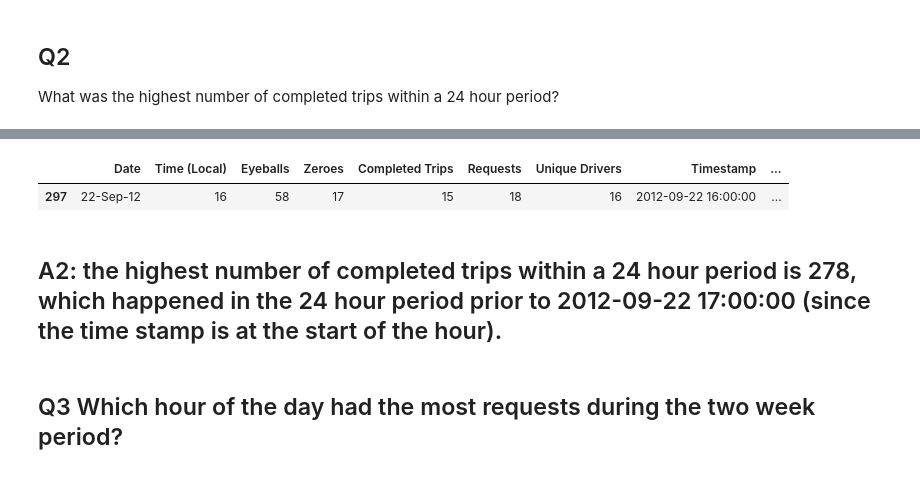
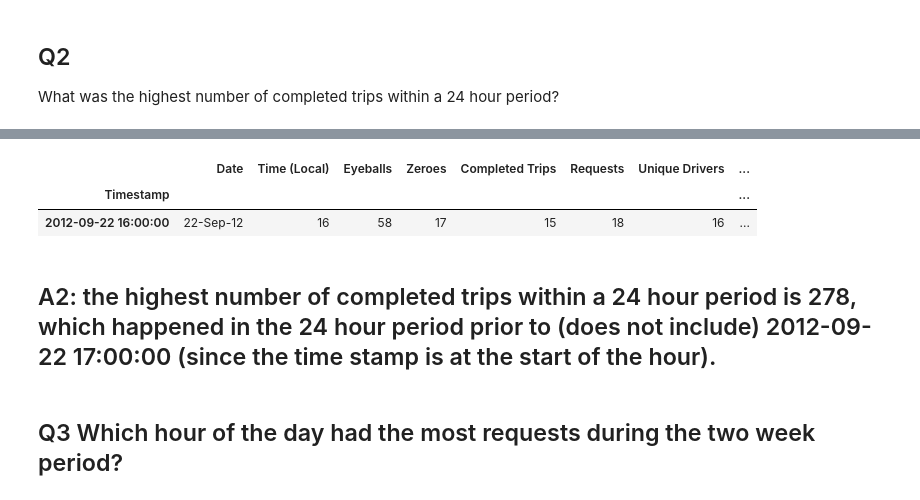
Before and after one commit to adrian-guo-wenkang/uber_datasets, a Jupyter notebook: uber_exploratory.ipynb, the cells around one changed output, grey strips where cells are left out. Drawn from its saved outputs; the diff is of its cells as text; code cells hidden in the pictures.

Commit message:
change index to timestamp & finished Q10

```diff
--- a/uber_exploratory.ipynb
+++ b/uber_exploratory.ipynb
@@ -89,4 +89,4 @@ def create_timestamp(d, t):
 
 df['Timestamp'] = df['Date'] + " " + df['Time (Local)'].astype(str) + ":00"
 df['Timestamp']=pd.to_datetime(df['Timestamp'])
-df.set_index('Timestamp')
+df = df.set_index('Timestamp')
@@ -108,12 +93,13 @@ df.set_index('Timestamp')
 # %%
-df['Trips in the last 24 Hour'] = df['Completed Trips'].rolling(24).sum()
+df['Trips in the last 24 Hour'] = df['Completed Trips'].rolling("24H").sum()
 # %%
-df.nlargest(columns='Trips in the last 24 Hour',n=1)
+df.nlargest(1,'Trips in the last 24 Hour')
 # %% [output]
-|  | Date | Time (Local) | Eyeballs | Zeroes | Completed Trips | Requests | Unique Drivers | Timestamp | ... |
-| 297 | 22-Sep-12 | 16 | 58 | 17 | 15 | 18 | 16 | 2012-09-22 16:00:00 | ... |
+|  | Date | Time (Local) | Eyeballs | Zeroes | Completed Trips | Requests | Unique Drivers | ... |
+| Timestamp |  |  |  |  |  |  |  | ... |
+| 2012-09-22 16:00:00 | 22-Sep-12 | 16 | 58 | 17 | 15 | 18 | 16 | ... |
 # %% [markdown]
-## A2: the highest number of completed trips within a 24 hour period is 278, which happened in the 24 hour period prior to 2012-09-22 17:00:00 (since the time stamp is at the start of the hour).
+## A2: the highest number of completed trips within a 24 hour period is 278, which happened in the 24 hour period prior to (does not include) 2012-09-22 17:00:00 (since the time stamp is at the start of the hour).
 # %% [markdown]
 ## Q3 Which hour of the day had the most requests during the two week period?
 # %%
```
Also changed, not shown: parts of 28 cells of this notebook.
